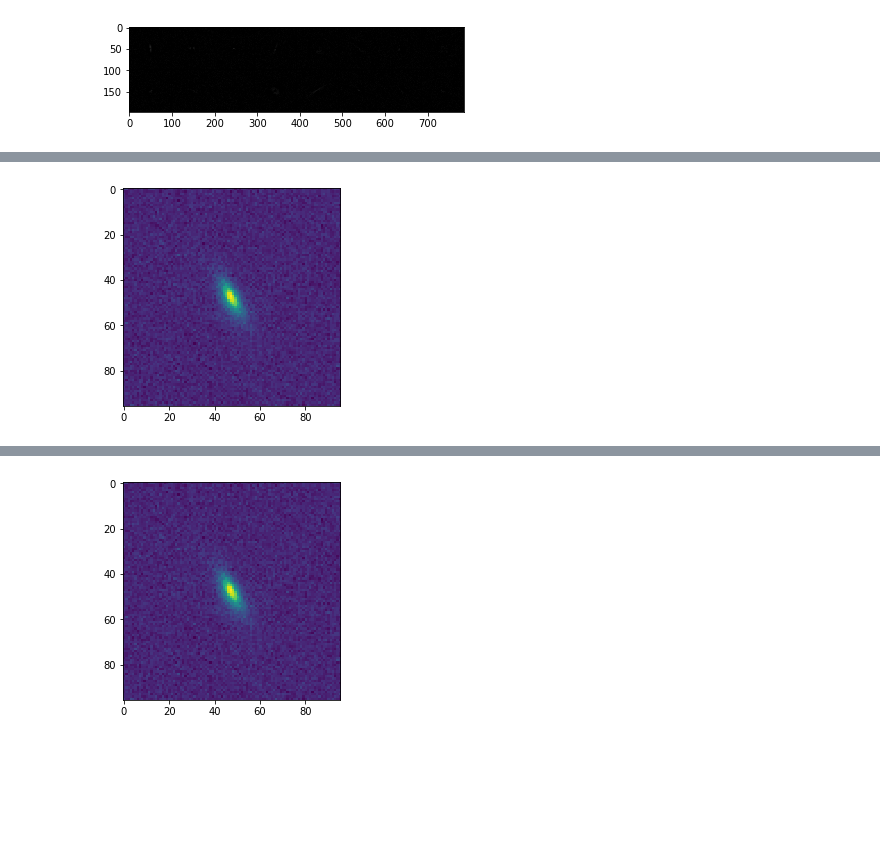
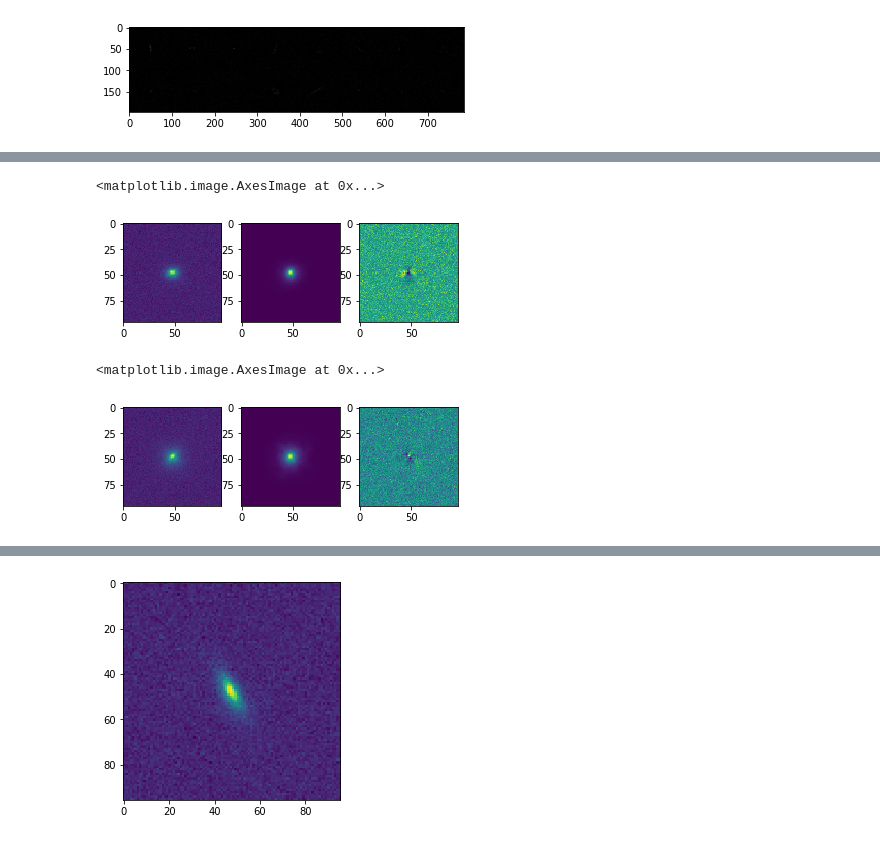
Before and after one commit to JunYinDM/GalaxyGenerativeModel, a Jupyter notebook: checkRes.ipynb, the cells around one changed output, grey strips where cells are left out. Drawn from its saved outputs; the diff is of its cells as text; code cells hidden in the pictures; blank space fills up the shorter version.

```diff
--- a/checkRes.ipynb
+++ b/checkRes.ipynb
@@ -101,8 +101,9 @@ Clipping input data to the valid range for imshow with RGB data ([0..1] for floa
 <matplotlib.image.AxesImage at 0x...>
 [figure]
 # %%
-def showres(num,path):
+def showres(path):
     img_data_tensor=torch.load(path)
-    img_data= img_data_tensor[num].numpy()
-    bbb.resize(96,96)
-    plt.imshow(bbb)
+    img_data= img_data_tensor[2].numpy()
+    img_data.resize(96,96)
+    plt.imshow(img_data)
+    return img_data
@@ -114,4 +110,20 @@ showres('s1_x_590.pt')
-# %%
-showres('s1_x_hat_590.pt')
-# %% [output]
-[figure, removed]
+# %%
+plt.subplot(1, 3, 1)
+a1=showres('s1_x_200.pt')
+plt.subplot(1, 3, 2)
+a2=showres('s1_x_hat_200.pt')
+plt.subplot(1, 3, 3)
+plt.imshow(a1-a2)
+# %% [output]
+<matplotlib.image.AxesImage at 0x...>
+[figure, added]
+# %%
+plt.subplot(1, 3, 1)
+a1=showres('s1_x_220.pt')
+plt.subplot(1, 3, 2)
+a2=showres('s1_x_hat_220.pt')
+plt.subplot(1, 3, 3)
+plt.imshow(a1-a2)
+# %% [output]
+<matplotlib.image.AxesImage at 0x...>
+[figure, added]
```
Also changed, not shown: parts of 8 cells of this notebook.
